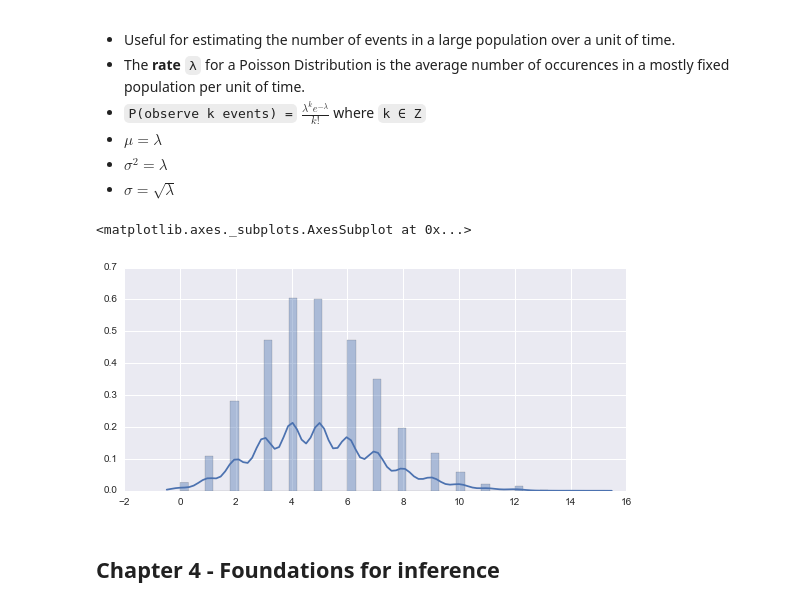
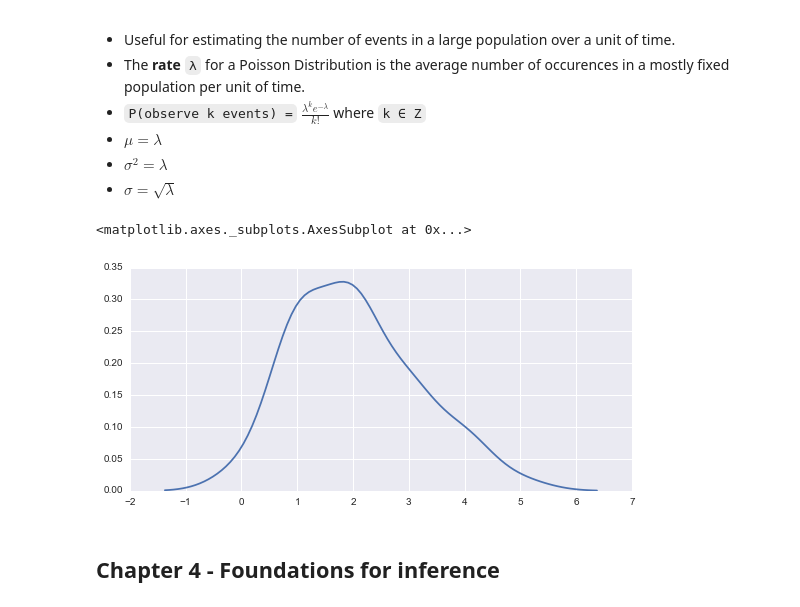
Before and after one commit to rodneykeeling/education-notes, a Jupyter notebook: OpenIntro Statistics Notes.ipynb, the cells around one changed output. Cells and saved outputs as stored; diff of their text form; code cells hidden in the pictures.

Commit message:
Update graphs for formatting / misc

```diff
--- a/OpenIntro Statistics Notes.ipynb
+++ b/OpenIntro Statistics Notes.ipynb
@@ -165,11 +165,11 @@ sns.distplot(x)
 * $ σ = \sqrt{λ} $
 # %%
 # Poisson Distribution
-x = np.random.poisson(5, size=10000)
-sns.distplot(x)
+x = np.random.poisson(lam=2, size=50)
+sns.distplot(x, hist=False)
 # %% [output]
 <matplotlib.axes._subplots.AxesSubplot at 0x...>
-[figure, old version]
+[figure, new version]
 # %% [markdown]
 ## Chapter 4 - Foundations for inference
 # %% [markdown]
```
Also changed, not shown: parts of 3 cells of this notebook.
